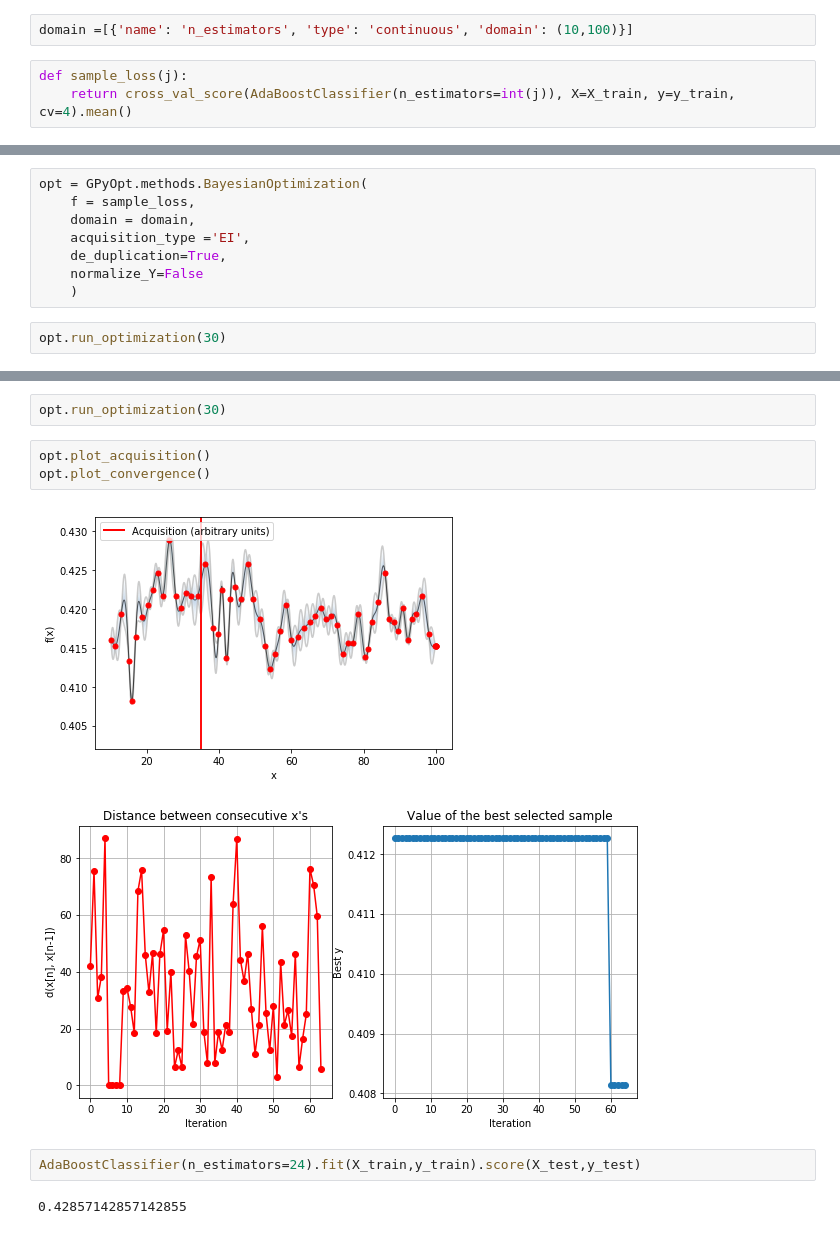
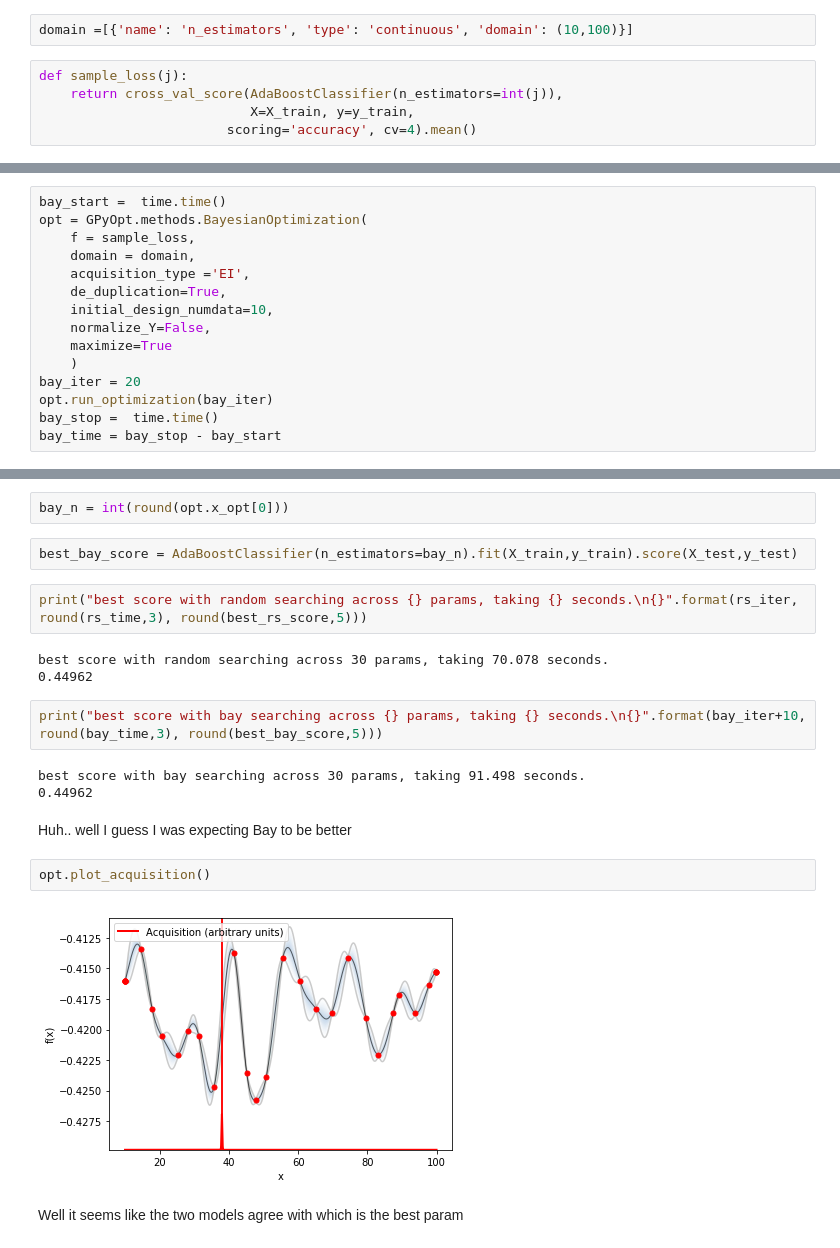
Before and after one commit to Mikhail-Naumov/SC2, a Jupyter notebook: SC2.ipynb, the cells around one changed output, grey strips where cells are left out. Cells and saved outputs as stored; diff of their text form.

```diff
--- a/SC2.ipynb
+++ b/SC2.ipynb
@@ -407,5 +364,7 @@ Populating the interactive namespace from numpy and matplotlib
 domain =[{'name': 'n_estimators', 'type': 'continuous', 'domain': (10,100)}]
 # %%
 def sample_loss(j):
-    return cross_val_score(AdaBoostClassifier(n_estimators=int(j)), X=X_train, y=y_train, cv=4).mean()
+    return cross_val_score(AdaBoostClassifier(n_estimators=int(j)),
+                           X=X_train, y=y_train,
+                        scoring='accuracy', cv=4).mean()
 # %%
@@ -413,10 +372,15 @@ opt = 1
 # %%
+bay_start =  time.time()
 opt = GPyOpt.methods.BayesianOptimization(
     f = sample_loss,
     domain = domain,
     acquisition_type ='EI',
     de_duplication=True,
-    normalize_Y=False
+    initial_design_numdata=10,
+    normalize_Y=False,
+    maximize=True
     )
+bay_iter = 20
+opt.run_optimization(bay_iter)
+bay_stop =  time.time()
+bay_time = bay_stop - bay_start
-# %%
-opt.run_optimization(30)
@@ -429,12 +393,22 @@ opt.plot_convergence()
-# %%
-opt.run_optimization(30)
+# %%
+bay_n = int(round(opt.x_opt[0]))
+# %%
+best_bay_score = AdaBoostClassifier(n_estimators=bay_n).fit(X_train,y_train).score(X_test,y_test)
+# %%
+print("best score with random searching across {} params, taking {} seconds.\n{}".format(rs_iter, round(rs_time,3), round(best_rs_score,5)))
+# %% [output]
+best score with random searching across 30 params, taking 70.078 seconds.
+0.44962
+# %%
+print("best score with bay searching across {} params, taking {} seconds.\n{}".format(bay_iter+10, round(bay_time,3), round(best_bay_score,5)))
+# %% [output]
+best score with bay searching across 30 params, taking 91.498 seconds.
+0.44962
+# %% [markdown]
+Huh.. well I guess I was expecting Bay to be better
 # %%
 opt.plot_acquisition()
-opt.plot_convergence()
 # %% [output]
-[figure, old version]
+[figure, new version]
-[figure, removed]
-# %%
-AdaBoostClassifier(n_estimators=24).fit(X_train,y_train).score(X_test,y_test)
-# %% [output]
-0.42857142857142855
+# %% [markdown]
+Well it seems like the two models agree with which is the best param
```
Also changed, not shown: parts of 14 cells of this notebook.
